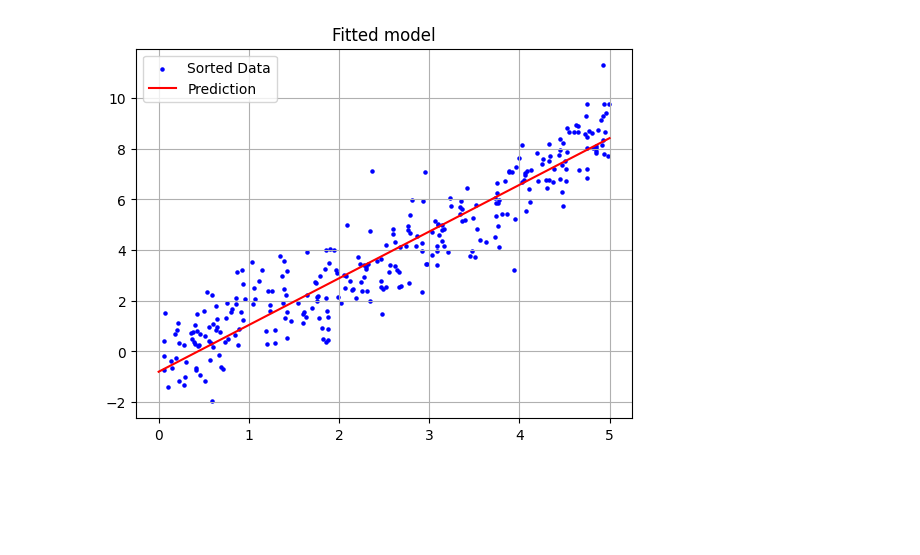
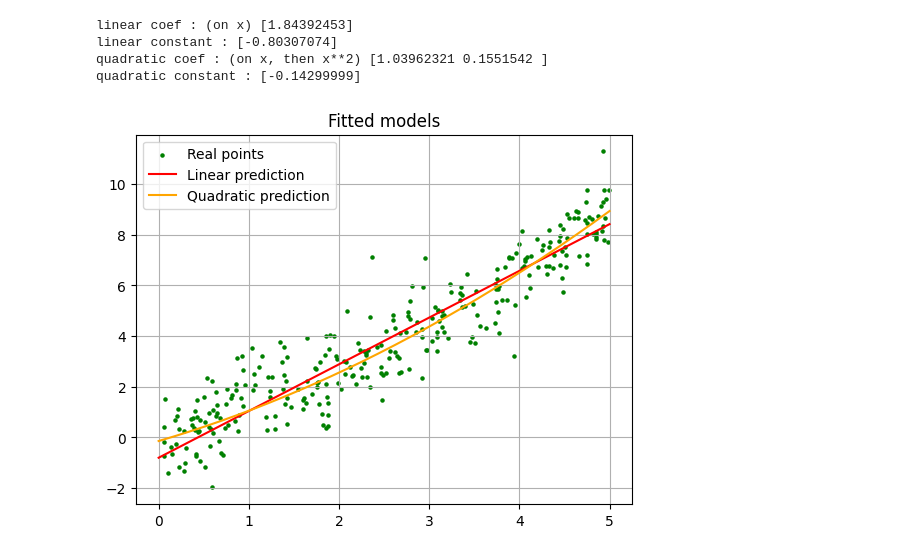
Before and after one commit to AntoineGilsonGH/Statistical-Assessment-of-Trained-Models, a Jupyter notebook: 2_Model_Fits.ipynb, the cells around one changed output. Drawn from its saved outputs; the diff is of its cells as text; code cells hidden in the pictures; blank space fills up the shorter version.

```diff
--- a/2_Model_Fits.ipynb
+++ b/2_Model_Fits.ipynb
@@ -7,13 +48,13 @@ from sklearn.linear_model import LinearRegression
 # %%
-def linear_model(x, coef):
+def create_linear_model(x, coef):
     intercept, slope = coef
     return intercept + slope * x
 
-def quadratic_model(x, coef):
+def create_quadratic_model(x, coef):
     intercept, (slope1, slope2) = coef
     return intercept + slope1 * x + slope2 * x**2
 # %%
-def models_fit_and_errors(n_train, n_test):
+def plot_model_fits(n_train, n_test): # Depends on the model you selected
 
     x = pd.read_csv("x_values_0_5_n300.csv", index_col=0)
     x_values = x.values.flatten()
@@ -27,29 +68,38 @@ def models_fit_and_errors(n_train, n_test):
     if x_test.size == 0 or y_test.size == 0:
         raise ValueError("Les ensembles de test sont vides. Veuillez vérifier les indices n_train et n_test.")
 
-    model = LinearRegression().fit(x_train .reshape(-1,1), y_train.reshape(-1,1)) # Choose your model, in our exemple linear regression
-    y_pred = model.predict(x_test.reshape(-1,1)).flatten()
+    linear_model = LinearRegression().fit(x_train.reshape(-1,1), y_train.reshape(-1,1)) # Choose your model, in our exemple linear regression
+    quadratic_model = LinearRegression().fit(np.column_stack((x_train, x_train**2)), y_train.reshape(-1,1))
 
-    error = (y_test - y_pred)**2 # Choose your metric, in our example quadratic
+    # We keep the fitted models to plot them, example with linear model and quadratic models
 
-    error_df = pd.DataFrame(error, columns=['Error'])
-    error_df.to_csv("Errors_model.csv", index=False)
+    linear_coef = linear_model.coef_[0]
+    print("linear coef : (on x)", linear_coef)
+    linear_intercept = linear_model.intercept_
+    print("linear constant :", linear_intercept)
 
-# We keep the fitted model to plot it
+    quadratic_coef = quadratic_model.coef_[0]
+    print("quadratic coef : (on x, then x**2)", quadratic_coef)
+    quadratic_intercept = quadratic_model.intercept_
+    print("quadratic constant :", quadratic_intercept)
 
-    coef = model.coef_[0]
-    intercept = model.intercept_
     x_continuous = np.linspace(0,5,1000)
-    model_fitted = linear_model(x_continuous, [intercept, coef])
+    linear_model_fitted = create_linear_model(x_continuous, [linear_intercept, linear_coef])
+    quadratic_model_fitted = create_quadratic_model(x_continuous, [quadratic_intercept, quadratic_coef])
 
     plt.figure()
-    plt.title("Fitted model")
-    plt.scatter(x_values[np.argsort(x_values)], y_values[np.argsort(x_values)], color='blue', s=5, label='Sorted Data')
-    plt.plot(x_continuous, model_fitted, label = "Prediction", color = "r")
+    plt.title("Fitted models")
+    plt.scatter(x_values[np.argsort(x_values)], y_values[np.argsort(x_values)], color='green', s=5, label='Real points')
+    plt.plot(x_continuous, linear_model_fitted, label = "Linear prediction", color = "r")
+    plt.plot(x_continuous, quadratic_model_fitted, label = "Quadratic prediction", color = "orange")
     plt.grid()
     plt.legend()
     plt.plot()
 # %%
-models_fit_and_errors(150,150)
+plot_model_fits(150,150)
 # %% [output]
+linear coef : (on x) [1.84392453]
+linear constant : [-0.80307074]
+quadratic coef : (on x, then x**2) [1.03962321 0.1551542 ]
+quadratic constant : [-0.14299999]
-[figure, old version]
+[figure, new version]
```
Also changed, not shown: parts of 2 cells of this notebook, 6 other files.
